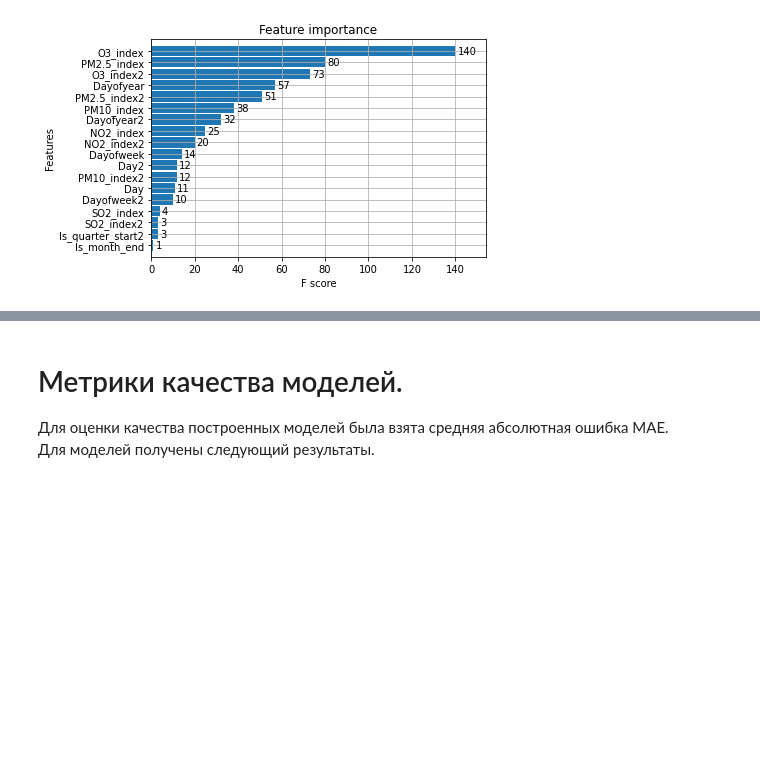
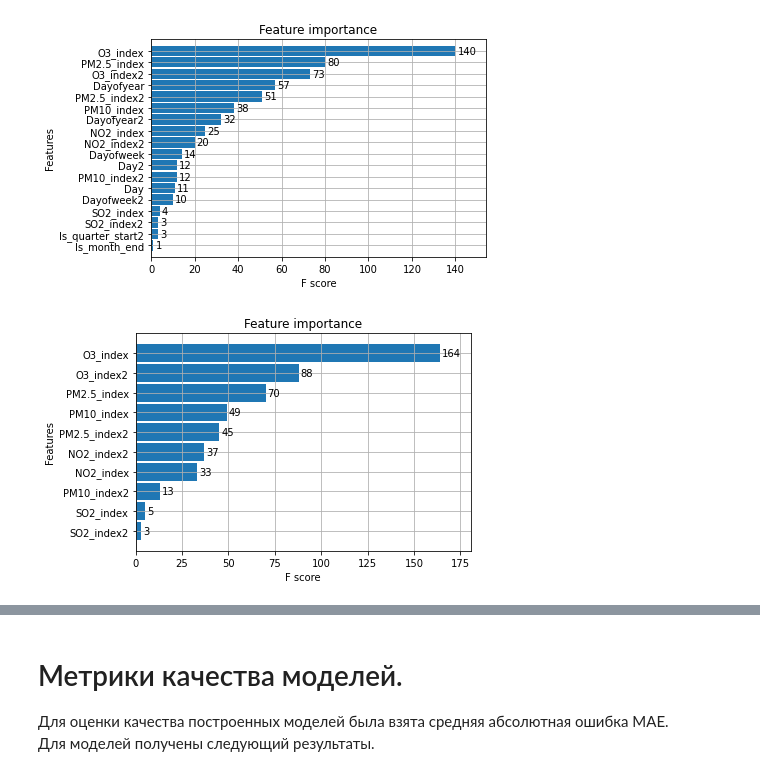
Before and after one commit to dmitry-chvdr/air_quality, a Jupyter notebook: Results.ipynb, the cells around one changed output, grey strips where cells are left out. Saved outputs shown, nothing was run; the diff lists cells and outputs as text; code cells hidden in the pictures; blank space fills up the shorter version.

```diff
--- a/Results.ipynb
+++ b/Results.ipynb
@@ -99,3 +123,8 @@ data_with_character_of_day.head(3)
 _ = xgb.plot_importance(reg, height=0.9)
 # %% [output]
 [figure]
+# %%
+# Визуализируем важость признаков для XGBoost . Полнные данные по загрязнителям.
+_ = xgb.plot_importance(reg, height=0.9)
+# %% [output]
+[figure, added]
```
Also changed, not shown: parts of 19 cells of this notebook.
